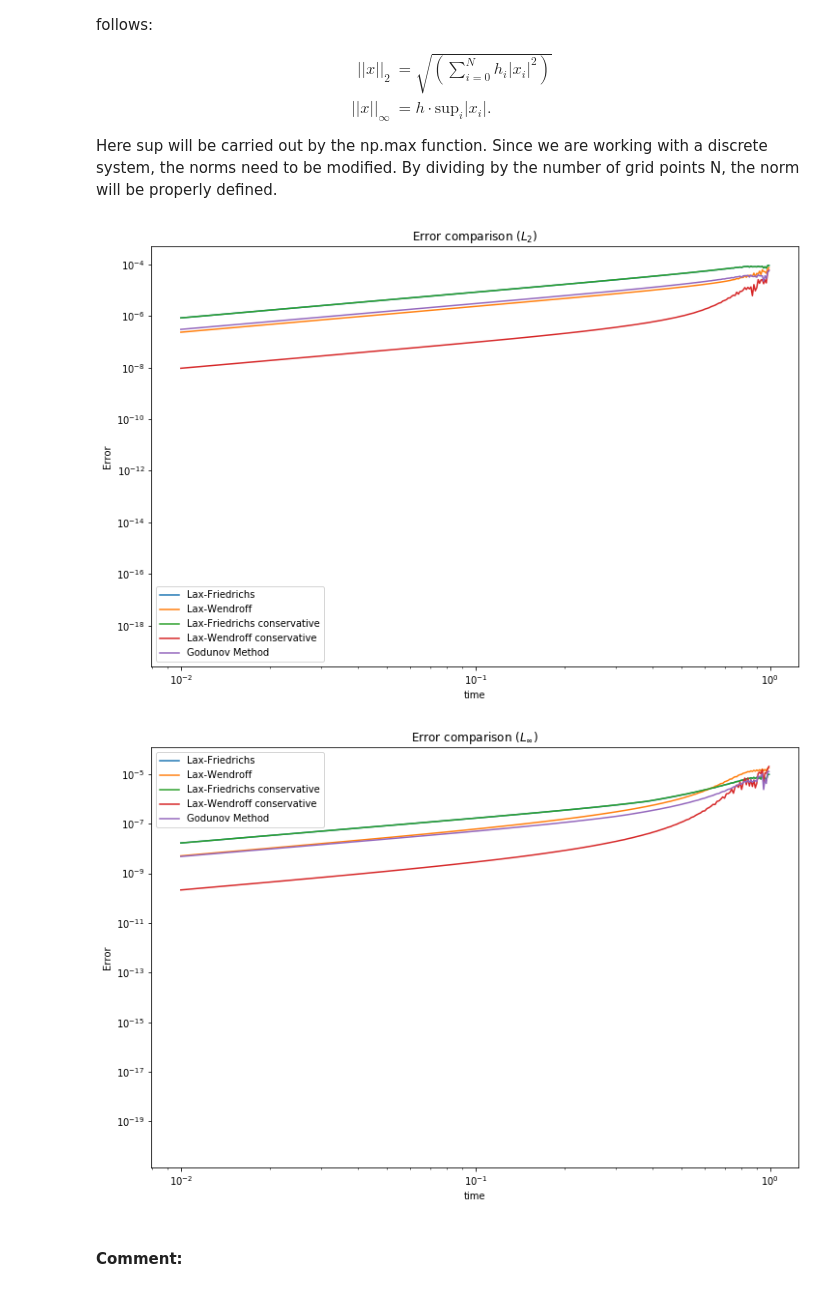
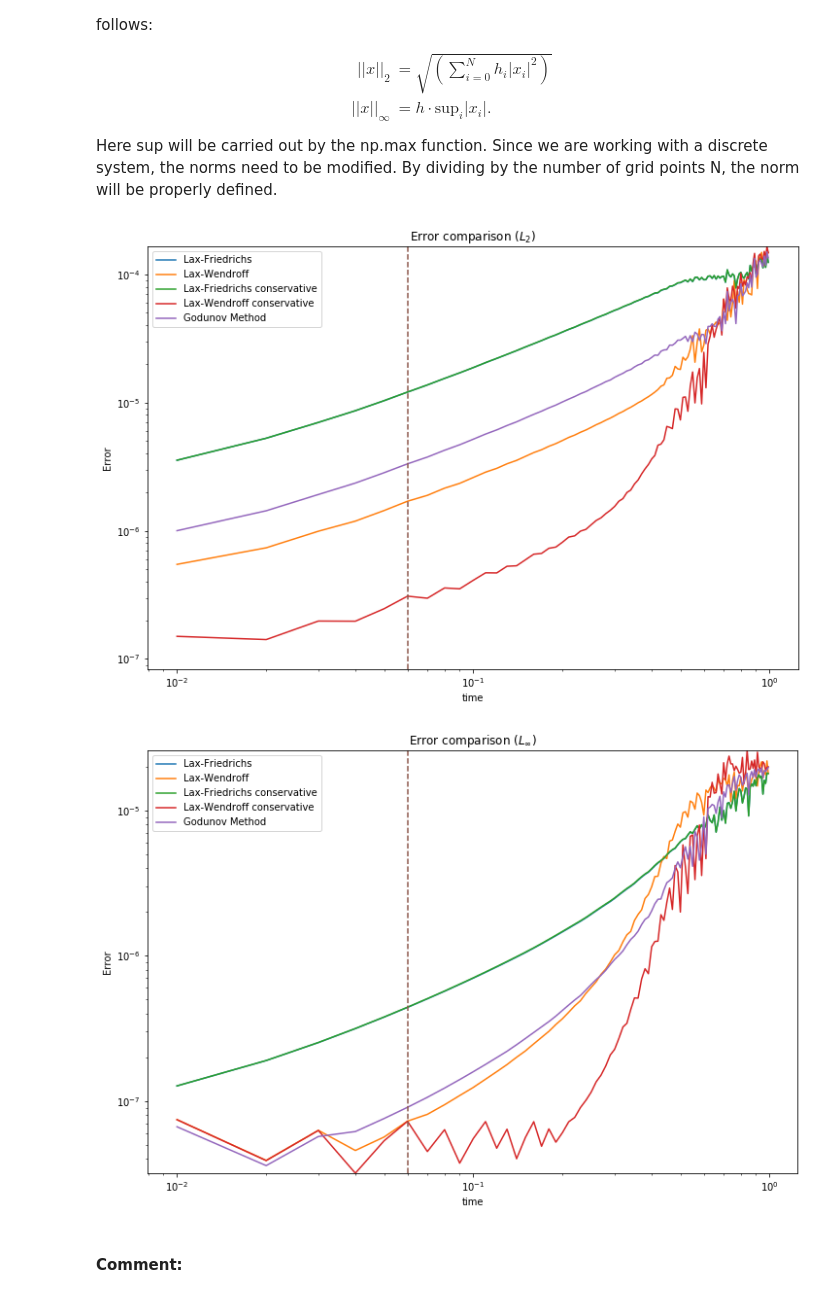
Before and after one commit to btemoshir/TrafficJam, a Jupyter notebook: TrafficFlowCollaborative-RobCopy1.ipynb, the cells around one changed output. Drawn from its saved outputs; the diff is of its cells as text; code cells hidden in the pictures.

```diff
--- a/TrafficFlowCollaborative-RobCopy1.ipynb
+++ b/TrafficFlowCollaborative-RobCopy1.ipynb
@@ -134,6 +147,14 @@ pL = 0.2 + 0.1*np.sin(np.arange(0, 2*np.pi, 2*np.pi*dx/L_factor))
 #p0[20:30] = 0.4
 #pL = 0.2*np.ones(int(N)*L_factor)
 #pL[20*L_factor:30*L_factor] = 0.4
+
+#Gauss
+def Gauss(x):
+    return .2*np.exp(-(x - .4)**2/.03)
+p0 = .2 + Gauss(x0)
+pL = .2 + Gauss(xL0)
+
+
 
 class variable():
     """Class to allow variables to be used and reset afterwards"""
@@ -661,40 +692,47 @@ def compare(norm=L2, plot=True):
             t_collapse = t
             if not plot:
                 break
+        #Update the Lagrange solution
+        p_dict[Lagrange].update(Lagrange)
 
         #Interpolate the Lagrange solution to compare it to the
         #others. Also update the p-vectors for the schemes.
         for scheme in schemes:
+            p_dict[scheme].update(scheme)
             interp = np.interp(x0, p_dict[Lagrange].v, pL, period=1)
             diff_dict[scheme].append(norm(interp, p_dict[scheme].v))
-            p_dict[scheme].update(scheme)
-        #Update the Lagrange solution
-        p_dict[Lagrange].update(Lagrange)
+
+
 
     #Maximum error value for collapse plotting.
     if plot:
         max_val = 0
+        min_val = 10**30
         for scheme in schemes:
             plt.plot(time, diff_dict[scheme], label=scheme.str)
             if np.max(diff_dict[scheme]) > max_val:
                 max_val = np.max(diff_dict[scheme])
+            if np.min(diff_dict[scheme]) < min_val:
+                min_val = np.min(diff_dict[scheme])
         #Plot collapse line
         if t_collapse != 0:
-            plt.plot([t_collapse, t_collapse], [0,max_val], "--")
+            plt.plot([t_collapse, t_collapse], [min_val,max_val], "--")
+        plt.ylim(min_val, max_val)
         plt.legend()
+        plt.ylim()
         plt.yscale('log')
         plt.xscale('log')
         plt.show()
     if not plot:
         return diff_dict
 
 
 
 compare()
 compare(L_inf)
 # %% [output]
-[figure, old version]
+[figure, new version]
-[figure, old version]
+[figure, new version]
 # %% [markdown]
 #### Comment:
 # %%
```
Also changed, not shown: parts of 6 cells of this notebook.
